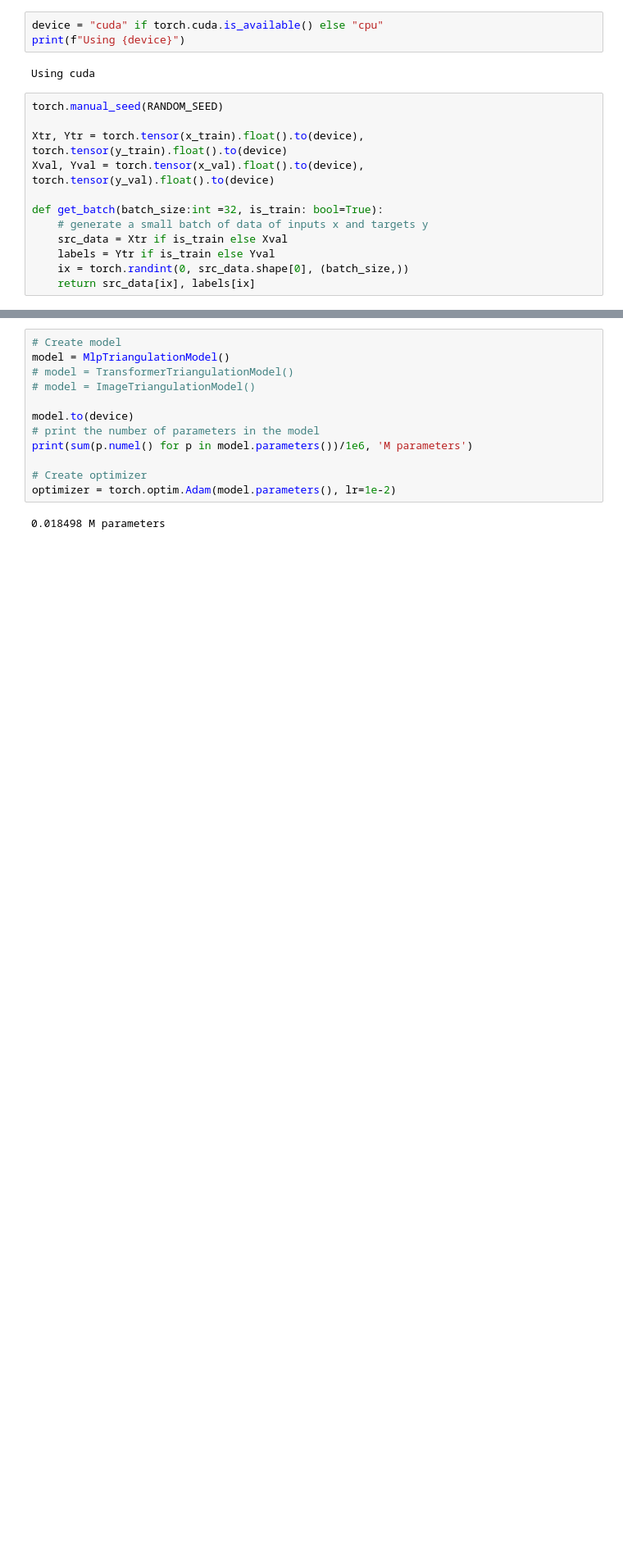
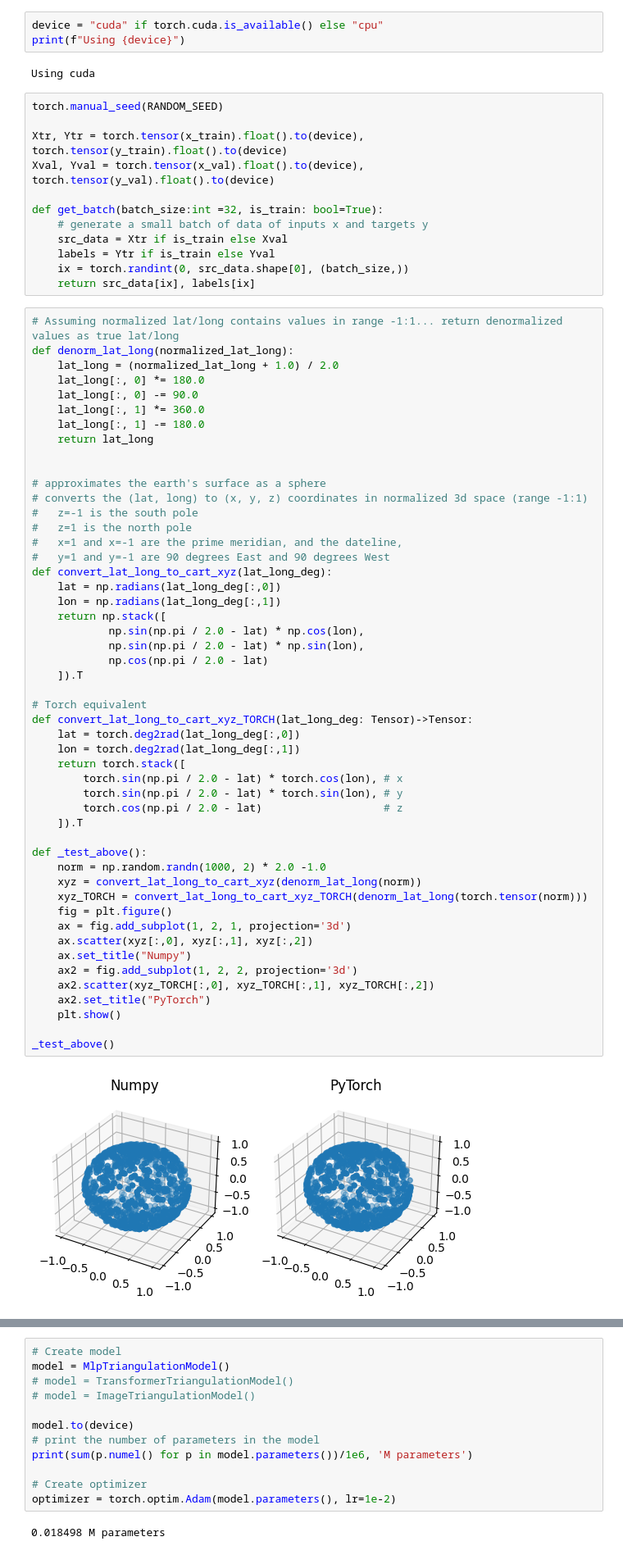
Before and after one commit to dcyoung/ml-triangulation, a Jupyter notebook: hostpots.ipynb, the cells around one changed output, grey strips where cells are left out. Shown: that part at 82% size. Saved outputs shown, nothing was run; the diff lists cells and outputs as text; blank space fills up the shorter version.

```diff
--- a/hostpots.ipynb
+++ b/hostpots.ipynb
@@ -115,3 +115,55 @@ def get_batch(batch_size:int =32, is_train: bool=True):
     labels = Ytr if is_train else Yval
     ix = torch.randint(0, src_data.shape[0], (batch_size,))
     return src_data[ix], labels[ix]
+# %%
+# Assuming normalized lat/long contains values in range -1:1... return denormalized values as true lat/long
+def denorm_lat_long(normalized_lat_long):
+    lat_long = (normalized_lat_long + 1.0) / 2.0
+    lat_long[:, 0] *= 180.0
+    lat_long[:, 0] -= 90.0
+    lat_long[:, 1] *= 360.0
+    lat_long[:, 1] -= 180.0
+    return lat_long
+
+
+# approximates the earth's surface as a sphere
+# converts the (lat, long) to (x, y, z) coordinates in normalized 3d space (range -1:1)
+#   z=-1 is the south pole
+#   z=1 is the north pole
+#   x=1 and x=-1 are the prime meridian, and the dateline,
+#   y=1 and y=-1 are 90 degrees East and 90 degrees West
+def convert_lat_long_to_cart_xyz(lat_long_deg):
+    lat = np.radians(lat_long_deg[:,0])
+    lon = np.radians(lat_long_deg[:,1])
+    return np.stack([
+            np.sin(np.pi / 2.0 - lat) * np.cos(lon),
+            np.sin(np.pi / 2.0 - lat) * np.sin(lon),
+            np.cos(np.pi / 2.0 - lat)
+    ]).T
+
+# Torch equivalent
+def convert_lat_long_to_cart_xyz_TORCH(lat_long_deg: Tensor)->Tensor:
+    lat = torch.deg2rad(lat_long_deg[:,0])
+    lon = torch.deg2rad(lat_long_deg[:,1])
+    return torch.stack([
+        torch.sin(np.pi / 2.0 - lat) * torch.cos(lon), # x
+        torch.sin(np.pi / 2.0 - lat) * torch.sin(lon), # y
+        torch.cos(np.pi / 2.0 - lat)                   # z
+    ]).T
+
+def _test_above():
+    norm = np.random.randn(1000, 2) * 2.0 -1.0
+    xyz = convert_lat_long_to_cart_xyz(denorm_lat_long(norm))
+    xyz_TORCH = convert_lat_long_to_cart_xyz_TORCH(denorm_lat_long(torch.tensor(norm)))
+    fig = plt.figure()
+    ax = fig.add_subplot(1, 2, 1, projection='3d')
+    ax.scatter(xyz[:,0], xyz[:,1], xyz[:,2])
+    ax.set_title("Numpy")
+    ax2 = fig.add_subplot(1, 2, 2, projection='3d')
+    ax2.scatter(xyz_TORCH[:,0], xyz_TORCH[:,1], xyz_TORCH[:,2])
+    ax2.set_title("PyTorch")
+    plt.show()
+
+_test_above()
+# %% [output]
+[figure, added]
```
Also changed, not shown: parts of 9 cells of this notebook.
